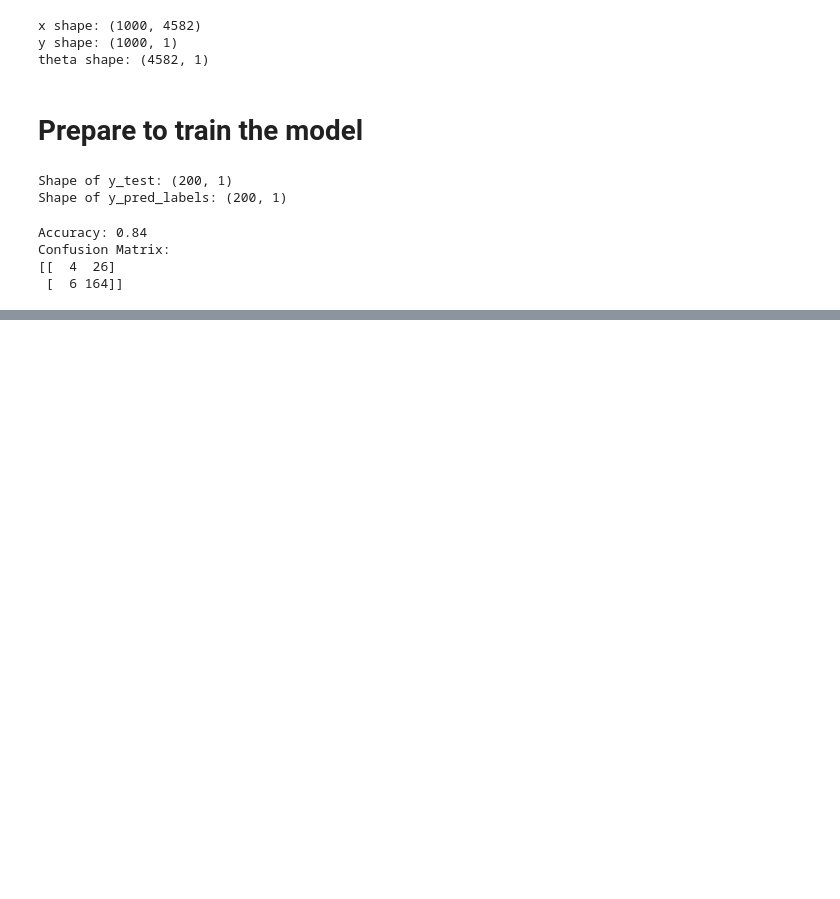
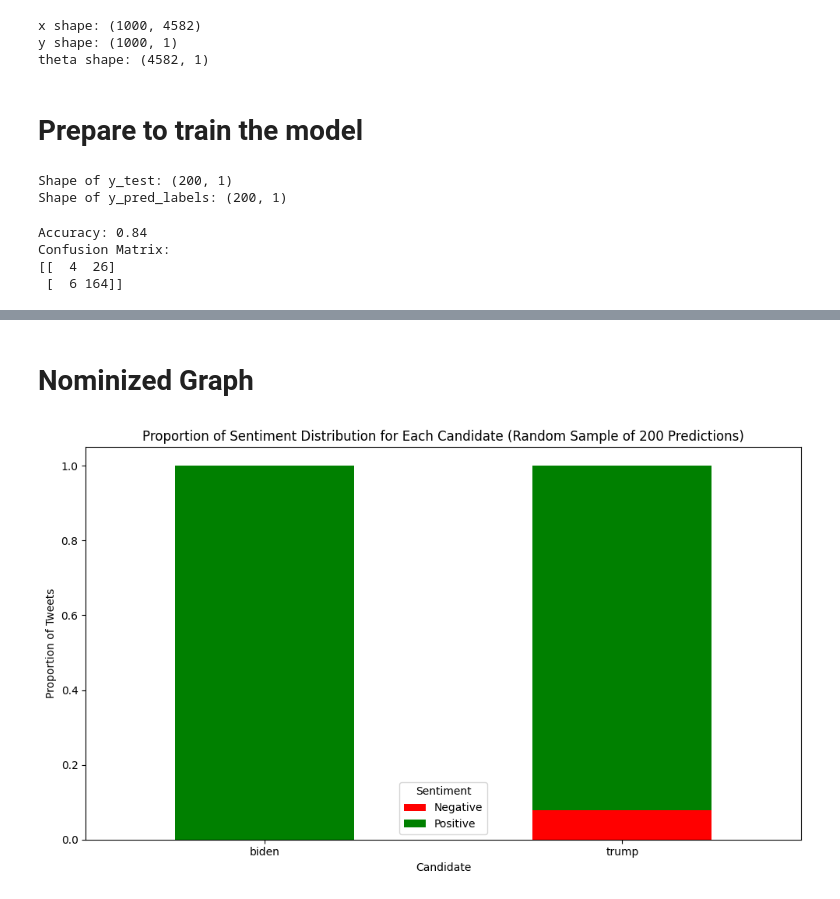
Before and after one commit to renatovfreitas/DataCircle_Twitter_Project, a Jupyter notebook: twitterSentimentLR.ipynb, the cells around one changed output, grey strips where cells are left out. Cells and saved outputs as stored; diff of their text form; code cells hidden in the pictures; blank space fills up the shorter version.

```diff
--- a/twitterSentimentLR.ipynb
+++ b/twitterSentimentLR.ipynb
@@ -237,0 +271,25 @@ Confusion Matrix:
+# %% [markdown]
+# Nominized Graph
+# %%
+# Count the occurrences of each sentiment for each candidate
+sentiment_counts = sampled_predictions.groupby(['candidate', 'predicted_label']).size().unstack(fill_value=0)
+
+# Calculate proportions
+sentiment_proportions = sentiment_counts.div(sentiment_counts.sum(axis=1), axis=0)
+
+# Define colors for each sentiment (assuming 0 = negative, 1 = positive)
+colors = ['red', 'green']  # Adjust colors based on your sentiment labels
+
+# Plotting the nominalized bar chart
+sentiment_proportions.plot(kind='bar', stacked=True, color=colors, figsize=(10, 6))
+
+# Adding labels and title
+plt.title('Proportion of Sentiment Distribution for Each Candidate (Random Sample of 200 Predictions)')
+plt.xlabel('Candidate')
+plt.ylabel('Proportion of Tweets')
+plt.xticks(rotation=0)  # Rotate x-axis labels for better readability
+plt.legend(title='Sentiment', labels=['Negative', 'Positive'])  # Adjust labels as necessary
+plt.tight_layout()  # Adjust layout to make room for the legend
+plt.show()
+# %% [output]
+[figure, added]
```
Also changed, not shown: parts of 7 cells of this notebook.
